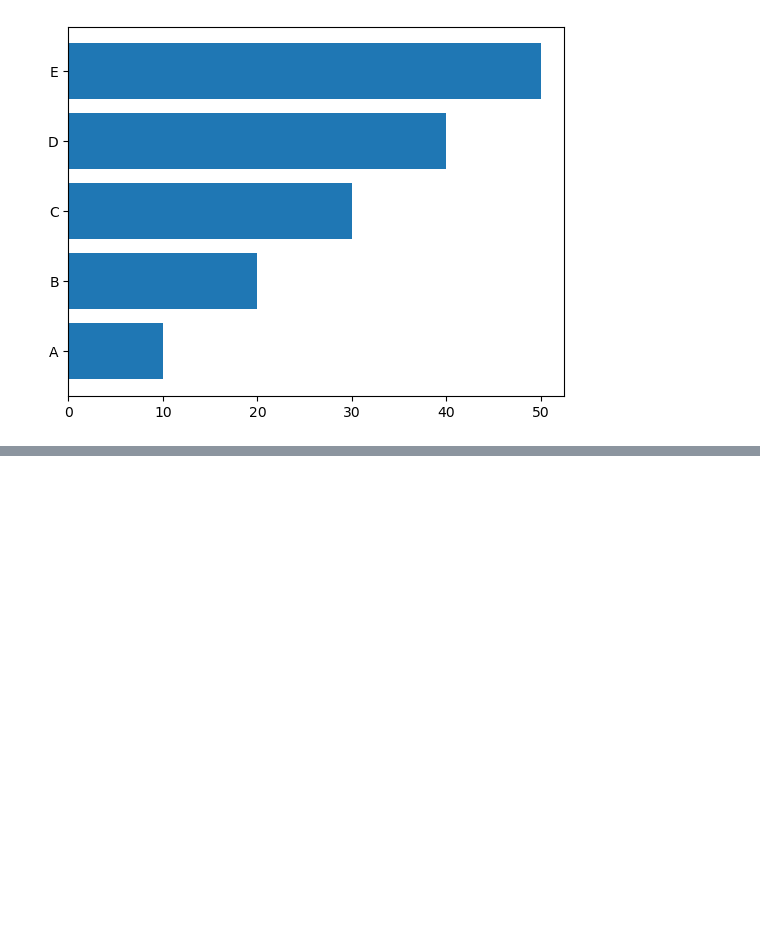
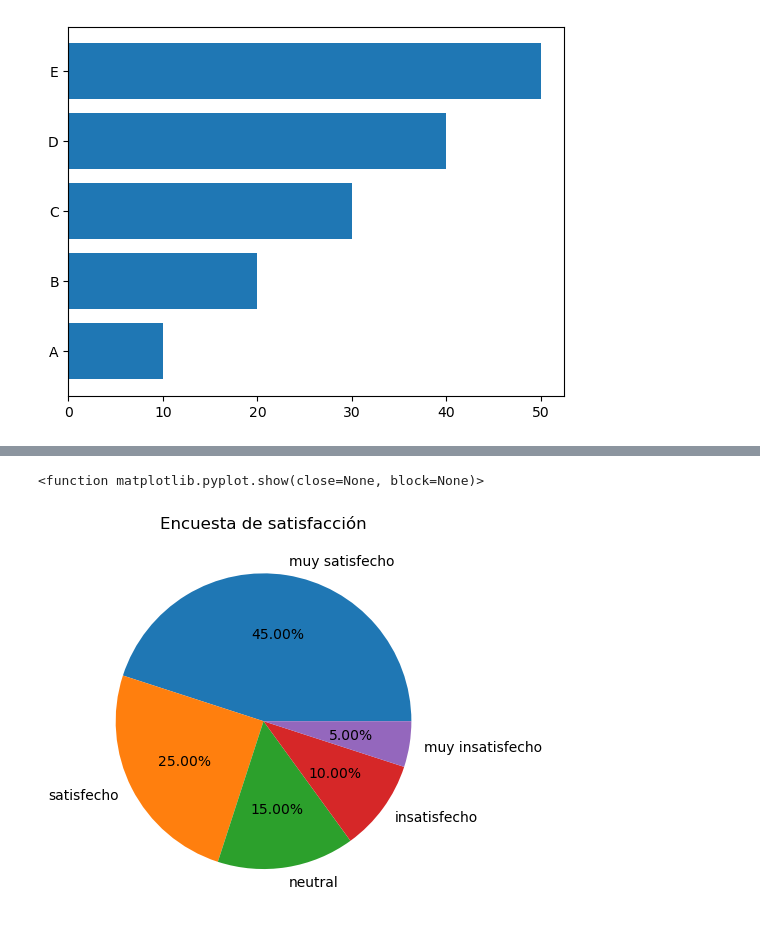
Before and after one commit to vizcardo1199/python-statitics, a Jupyter notebook: Python scripts/Part III/3.1 Matplotlib basic.ipynb, the cells around one changed output, grey strips where cells are left out. Cells and saved outputs as stored; diff of their text form; code cells hidden in the pictures; blank space fills up the shorter version.

```diff
--- a/Python scripts/Part III/3.1 Matplotlib basic.ipynb
+++ b/Python scripts/Part III/3.1 Matplotlib basic.ipynb
@@ -200,0 +245,11 @@ plt.show()
+# %%
+#Pie chart con datos
+
+sizes =[45 , 25,15,10,5]
+labels=['muy satisfecho','satisfecho','neutral','insatisfecho','muy insatisfecho']
+plt.pie(sizes,labels=labels,autopct='%1.2f%%')
+plt.title('Encuesta de satisfacción')
+plt.show
+# %% [output]
+<function matplotlib.pyplot.show(close=None, block=None)>
+[figure, added]
```
Also changed, not shown: parts of 11 cells of this notebook.
